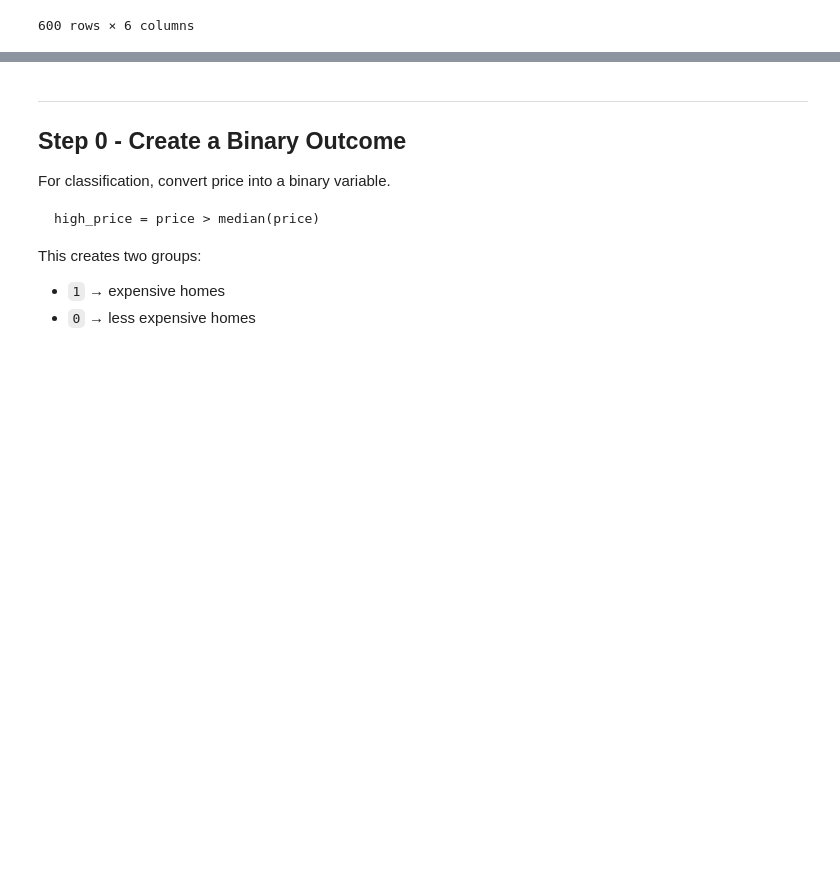
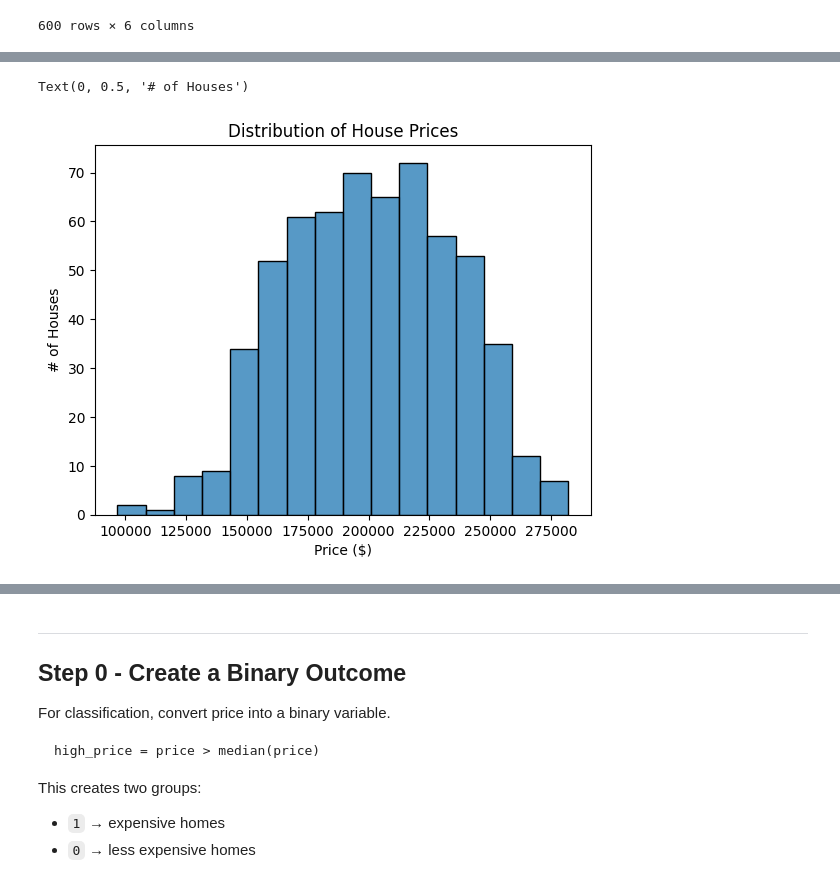
Before and after one commit to Nikolai-N484/Data201_NikolaiN, a Jupyter notebook: Week4/Week_4_Assignment_Nikolai.ipynb, the cells around one changed output, grey strips where cells are left out. Cells and saved outputs as stored; diff of their text form; code cells hidden in the pictures; blank space fills up the shorter version.

```diff
--- a/Week4/Week_4_Assignment_Nikolai.ipynb
+++ b/Week4/Week_4_Assignment_Nikolai.ipynb
@@ -44,0 +56,8 @@ df
+# %%
+sns.histplot(data= df, x= "price")
+plt.title("Distribution of House Prices")
+plt.xlabel("Price ($)")
+plt.ylabel("# of Houses")
+# %% [output]
+Text(0, 0.5, '# of Houses')
+[figure, added]
```
Also changed, not shown: parts of 16 cells of this notebook.
